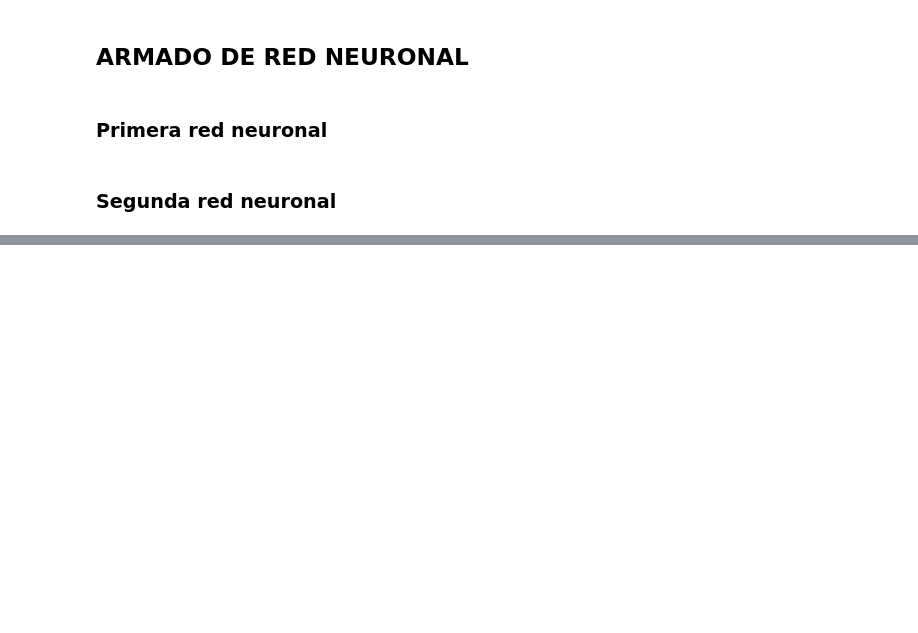
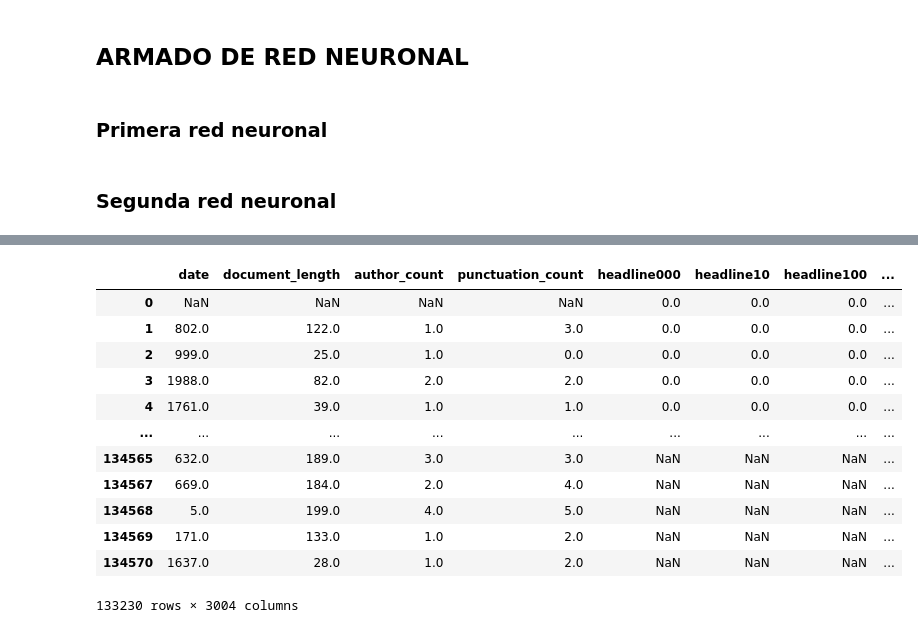
Before and after one commit to fernandasecinaro/machine-learning, a Jupyter notebook: obligatorio.ipynb, the cells around one changed output, grey strips where cells are left out. Drawn from its saved outputs; the diff is of its cells as text; code cells hidden in the pictures; blank space fills up the shorter version.

```diff
--- a/obligatorio.ipynb
+++ b/obligatorio.ipynb
@@ -316,0 +377,5 @@ print("Accuracy Arbol:", accuracy_score(Y_pred_model, Y_devtree))
+# %%
+def label_encode_date(df):
+  dateLE = LabelEncoder()
+  df['date'] = dateLE.fit_transform(df['date'])
+  return df
@@ -316,0 +412,23 @@ print("Accuracy Arbol:", accuracy_score(Y_pred_model, Y_devtree))
+# %%
+def one_hot_encode(y, encoder):
+  categories = y.to_numpy()
+  categories = categories.reshape(-1,1)
+  return categoryOHE.fit_transform(categories).toarray()
+# %%
+train_categoryOHE = OneHotEncoder(handle_unknown='ignore')
+dev_categoryOHE = OneHotEncoder(handle_unknown='ignore')
+
+def do_attribute_engineering_with_split(df):
+	df['headline'].fillna('Unknown headline', inplace=True)
+	df['short_description'].fillna('Unknown short description', inplace=True)
+	df['authors'].fillna('Unknown author', inplace=True)
+	df[['headline', 'authors', 'short_description', 'date', 'category']] = df[['headline', 'authors', 'short_description', 'date', 'category']].astype('string')
+	df.drop(['id'], axis=1, inplace=True)
+	df = add_extra_features(df)
+
+	X_train, X_dev, Y_train, Y_dev = train_test_split(
+    df.drop(['category'], axis=1),
+    df['category'],
+    test_size=(0.1), random_state=42)
+
+	return perform_vectorization(X_train), perform_vectorization(X_dev), one_hot_encode(Y_train, train_categoryOHE), one_hot_encode(Y_dev, dev_categoryOHE)
@@ -316,0 +463,3 @@ print("Accuracy Arbol:", accuracy_score(Y_pred_model, Y_devtree))
+# %%
+df_train = pd.read_csv("./new_classification_train.csv", sep = ",")
+X_train_nn_2, X_dev_nn_2, Y_train_nn_2, Y_dev_nn_2 = do_attribute_engineering_with_split(df_train)
@@ -316,0 +485,16 @@ print("Accuracy Arbol:", accuracy_score(Y_pred_model, Y_devtree))
+# %%
+X_train_nn_2
+# %% [output]
+|  | date | document_length | author_count | punctuation_count | headline000 | headline10 | headline100 | ... |
+| 0 | NaN | NaN | NaN | NaN | 0.0 | 0.0 | 0.0 | ... |
+| 1 | 802.0 | 122.0 | 1.0 | 3.0 | 0.0 | 0.0 | 0.0 | ... |
+| 2 | 999.0 | 25.0 | 1.0 | 0.0 | 0.0 | 0.0 | 0.0 | ... |
+| 3 | 1988.0 | 82.0 | 2.0 | 2.0 | 0.0 | 0.0 | 0.0 | ... |
+| 4 | 1761.0 | 39.0 | 1.0 | 1.0 | 0.0 | 0.0 | 0.0 | ... |
+| ... | ... | ... | ... | ... | ... | ... | ... | ... |
+| 134565 | 632.0 | 189.0 | 3.0 | 3.0 | NaN | NaN | NaN | ... |
+| 134567 | 669.0 | 184.0 | 2.0 | 4.0 | NaN | NaN | NaN | ... |
+| 134568 | 5.0 | 199.0 | 4.0 | 5.0 | NaN | NaN | NaN | ... |
+| 134569 | 171.0 | 133.0 | 1.0 | 2.0 | NaN | NaN | NaN | ... |
+| 134570 | 1637.0 | 28.0 | 1.0 | 2.0 | NaN | NaN | NaN | ... |
+133230 rows × 3004 columns
```
Also changed, not shown: parts of 11 cells of this notebook.
